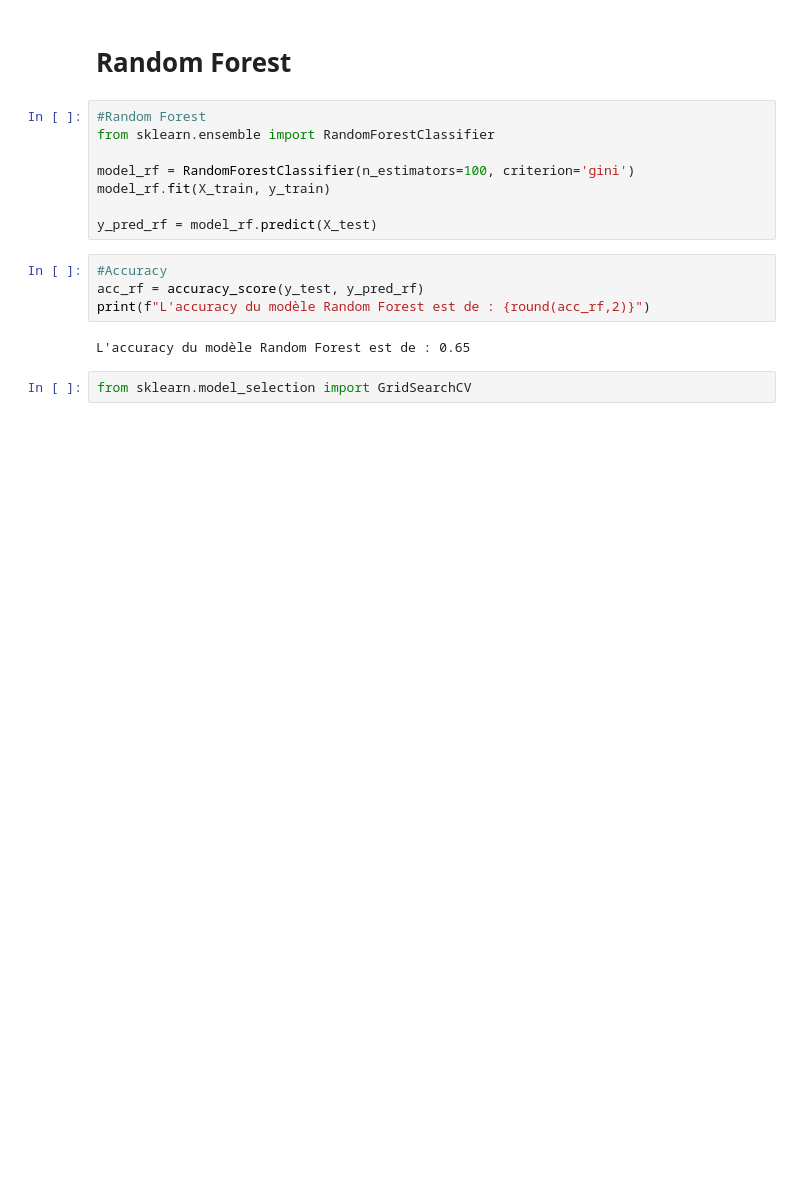
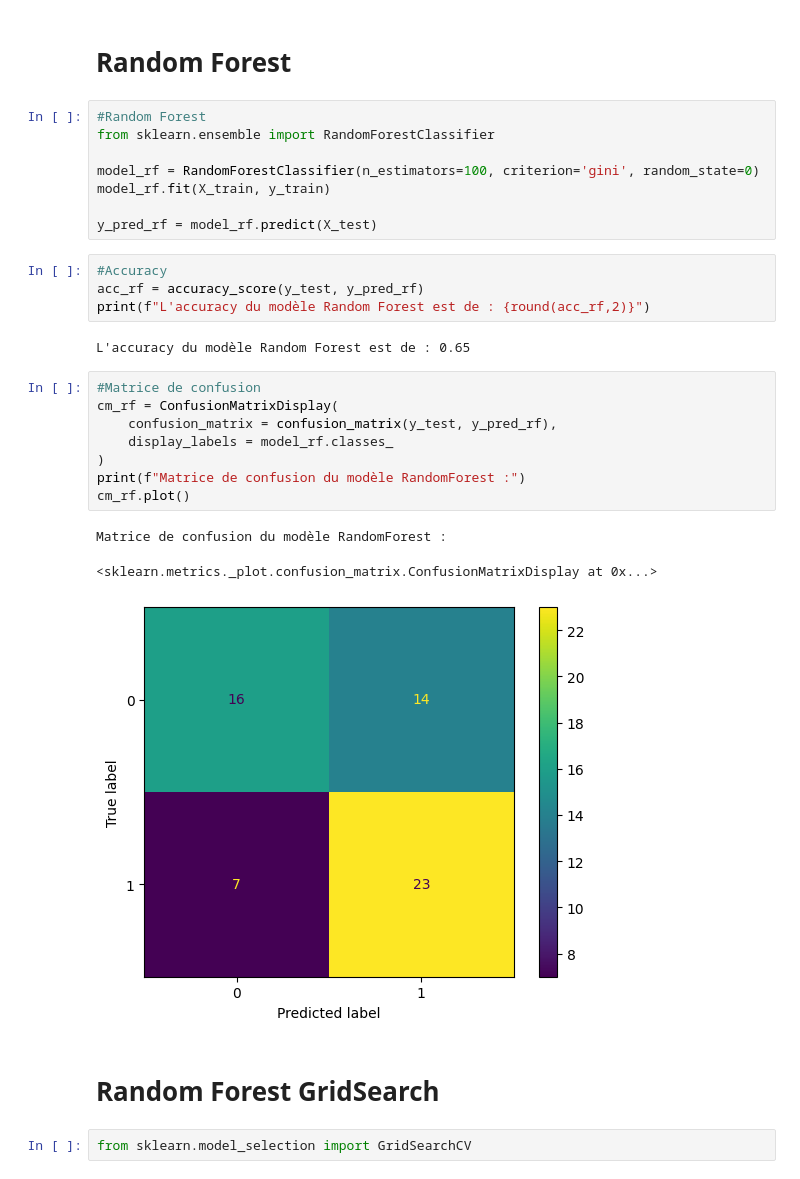
Before and after one commit to maxenceLIOGIER/LLM, a Jupyter notebook: notebooks/exp_ML_securite.ipynb, the cells around one changed output. Saved outputs shown, nothing was run; the diff lists cells and outputs as text; blank space fills up the shorter version.

```diff
--- a/notebooks/exp_ML_securite.ipynb
+++ b/notebooks/exp_ML_securite.ipynb
@@ -149,7 +172,7 @@ L'accuracy du modèle SVM est de : 0.78
 #Random Forest
 from sklearn.ensemble import RandomForestClassifier
 
-model_rf = RandomForestClassifier(n_estimators=100, criterion='gini')
+model_rf = RandomForestClassifier(n_estimators=100, criterion='gini', random_state=0)
 model_rf.fit(X_train, y_train)
 
 y_pred_rf = model_rf.predict(X_test)
@@ -159,6 +182,20 @@ acc_rf = accuracy_score(y_test, y_pred_rf)
 print(f"L'accuracy du modèle Random Forest est de : {round(acc_rf,2)}")
 # %% [output]
 L'accuracy du modèle Random Forest est de : 0.65
+# %%
+#Matrice de confusion
+cm_rf = ConfusionMatrixDisplay(
+    confusion_matrix = confusion_matrix(y_test, y_pred_rf),
+    display_labels = model_rf.classes_
+)
+print(f"Matrice de confusion du modèle RandomForest :")
+cm_rf.plot()
+# %% [output]
+Matrice de confusion du modèle RandomForest :
+<sklearn.metrics._plot.confusion_matrix.ConfusionMatrixDisplay at 0x...>
+[figure, added]
+# %% [markdown]
+# Random Forest GridSearch
 # %%
 from sklearn.model_selection import GridSearchCV
 # %%
```
Also changed, not shown: parts of 32 cells of this notebook.
